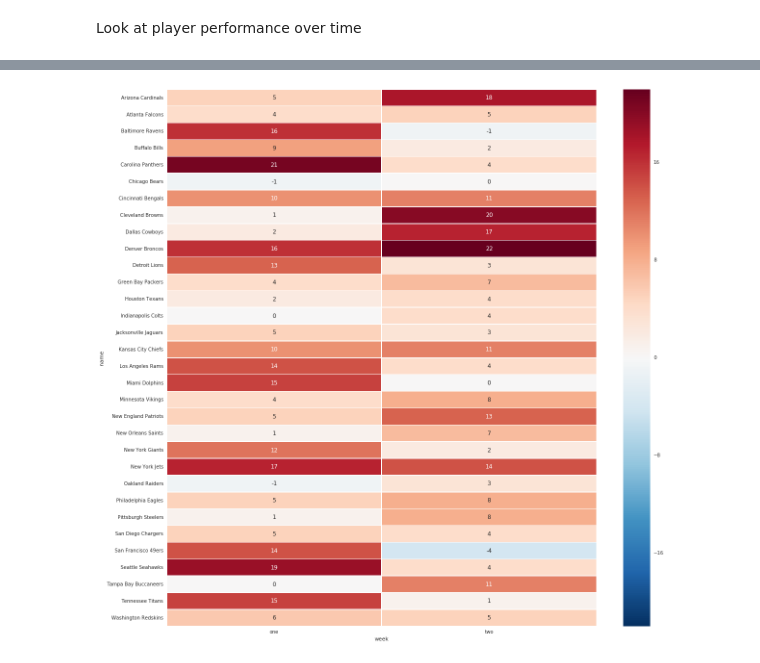
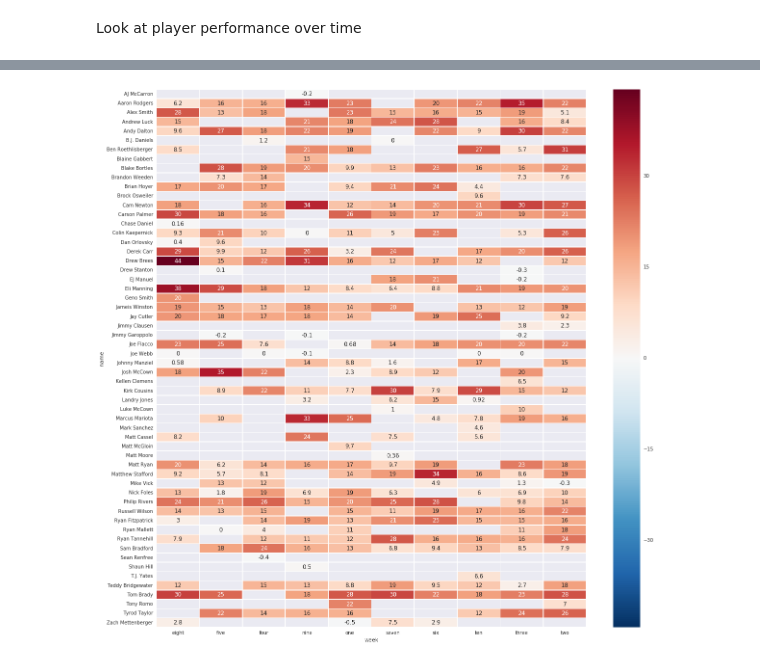
Before and after one commit to brycemcd/fantasy-football-analysis, a Jupyter notebook: 2016-09-20-BAM-fantasy-football-playing-around.ipynb, the cells around one changed output, grey strips where cells are left out. Cells and saved outputs as stored; diff of their text form; code cells hidden in the pictures.

Commit message:
Messing around with views, correlation
* built 10 weeks worth of data
* looked at heatmap
* looked at clustermap

```diff
--- a/2016-09-20-BAM-fantasy-football-playing-around.ipynb
+++ b/2016-09-20-BAM-fantasy-football-playing-around.ipynb
@@ -12,6 +11,4 @@ week2 = pd.read_json("http://api.fantasy.nfl.com/v1/players/stats?statType=seaso
 # %%
-# transform and remove unwanted data
-# WARNING: destructive to original data structure!
 def remove_stat_columns(df):
     temp = pd.io.json.json_normalize(df['players'])
     stat_cols = [col for col in temp.columns if 'stats' in col]
@@ -19,9 +16,6 @@ def remove_stat_columns(df):
         temp.drop(col, 1, inplace=True)
     return temp
 
-week1_players = remove_stat_columns(week1)
-week2_players = remove_stat_columns(week2)
-week1_players['week'] = 'one'
-week2_players['week'] = 'two'
-
-week1_players.head()
+def add_week_col(df, week_int):
+    df['week'] = num2words(week_int)
+    return df
@@ -36,0 +22,10 @@ week1_players.head()
+# %%
+endpoint_base = "http://api.fantasy.nfl.com/v1/players/stats?statType=seasonStats&season=2015&statType=weekStats&week=%d&format=json"
+
+all_data = []
+for i in range(10):
+    url = endpoint_base % (i+1)
+    raw = pd.read_json(url)
+    no_stat = remove_stat_columns(raw)
+    with_week = add_week_col(no_stat, (i+1))
+    all_data.append(with_week)
@@ -37,5 +41,6 @@ week1_players.head()
 # %%
-all_weeks = pd.concat([week1_players, week2_players])
+all_weeks = pd.concat(all_data)
+all_weeks['actual_vs_proj'] = all_weeks['weekPts'] - all_weeks['weekProjectedPts']
 all_weeks.head()
 # %% [output]
 |  | esbid | gsisPlayerId | id | name | position | seasonProjectedPts | seasonPts | teamAbbr | ... |
@@ -87,9 +59,9 @@ horiz.fillna(0)
 # %%
 sns.set(rc={"figure.figsize": (20, 20)})
 
 # NOTE: name would be a lot more useful here, but there are duplicates and that raises an error
-tab = all_weeks[all_weeks['position'] == 'DEF'].dropna().pivot("name", "week", "weekPts")
+tab = all_weeks[all_weeks['position'] == 'QB'].dropna().pivot("name", "week", "weekPts")
 sns.heatmap(tab, annot=True, linewidths=.5)
 plt.show()
 # %% [output]
-[figure, old version]
+[figure, new version]
```
Also changed, not shown: parts of 12 cells of this notebook.
